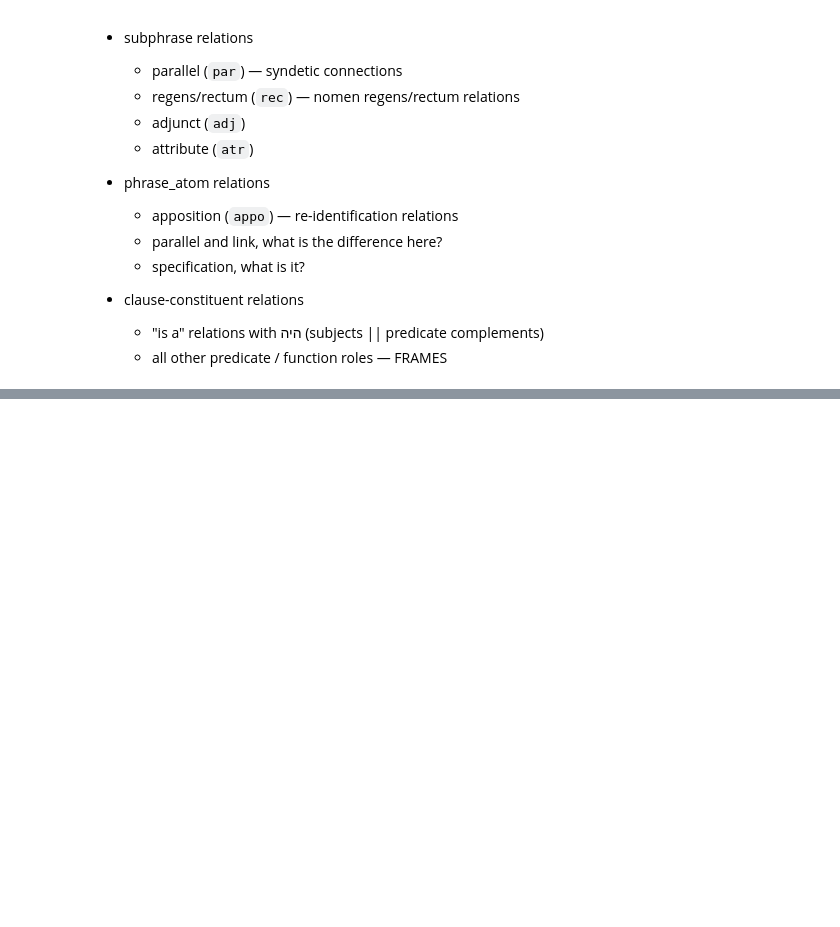
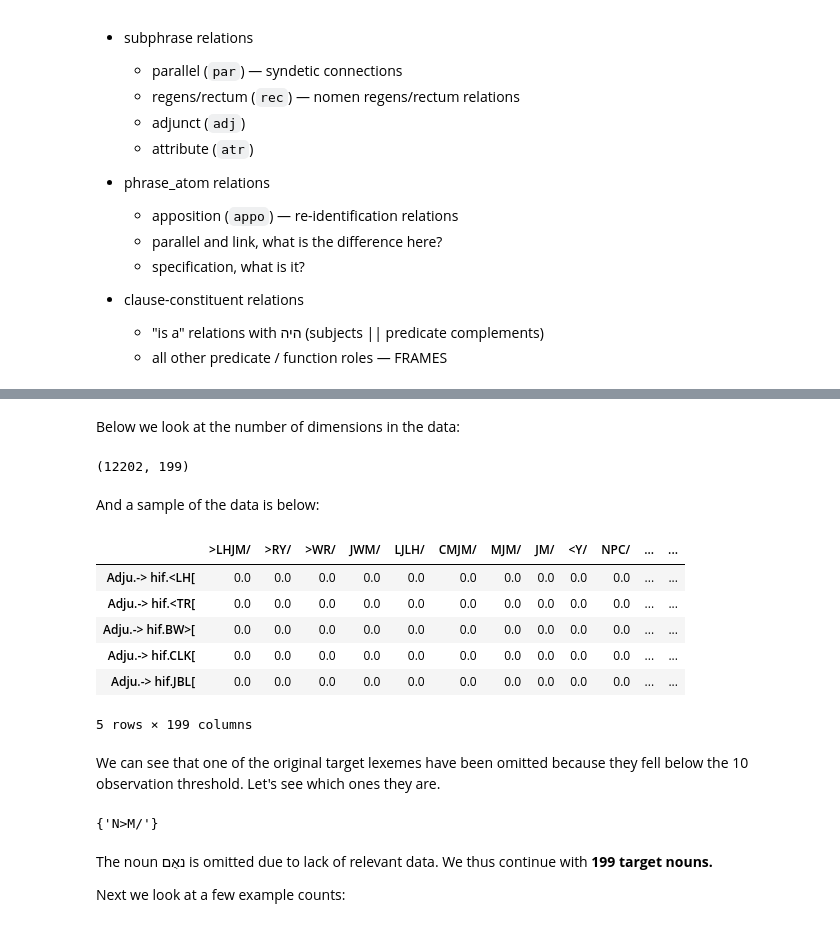
Before and after one commit to codykingham/noun_semantics, a Jupyter notebook: analysis/noun_semantics.ipynb, the cells around one changed output, grey strips where cells are left out. Cells and saved outputs as stored; diff of their text form; code cells hidden in the pictures; blank space fills up the shorter version.

```diff
--- a/analysis/noun_semantics.ipynb
+++ b/analysis/noun_semantics.ipynb
@@ -21,16 +21,20 @@ sns.set(style="whitegrid")
 import matplotlib.pyplot as plt
 from IPython.display import HTML, display
 
+# custom modules
+from pyscripts.contextcount import ContextCounter, ContextTester
+from pyscripts.contextparameters import deliver_params
+
 # prep the data
 name = 'noun_semantics'
 hebrew_data = ['~/github/etcbc/{}/tf/c'.format(direc) for direc in ('bhsa','lingo/heads', 'phono')] # data dirs
 load_features = '''
 heads typ phono lex_utf8 freq_lex pdp sp ls
-prep_obj
+prep_obj rela
 '''
 
 # TF load statements
-TF = Fabric(locations=hebrew_data, silent=True)
+TF = Fabric(locations=hebrew_data)
 api = TF.load(load_features)
 B = Bhsa(api=api, hoist=globals(), silent=True, name=name) # Bhsa functions for search and visualizing text
 # %% [output]
@@ -223,0 +229,6 @@ show_word_list(target_nouns)
+# %%
+target_nouns = nnodes_ordered[:200]
+tnoun_instances = set(word for lex in target_nouns for word in L.d(lex, 'word'))
+
+show_word_list(target_nouns) # temporary comment out while bug is fixed
+print(f'\n{len(tnoun_instances)} nouns ready for searches')
@@ -245,3 +259,5 @@ See [pyscripts/contextparameters.py](pyscripts/contextparameters.py) for the ful
 * clause-constituent relations
     * "is a" relations with היה (subjects || predicate complements)
     * all other predicate / function roles — FRAMES
+# %%
+contexts = deliver_params(tnoun_instances, tf=api)
@@ -247,0 +286,2 @@ See [pyscripts/contextparameters.py](pyscripts/contextparameters.py) for the ful
+# %%
+counts = ContextCounter(contexts, tf=api, report=True)
@@ -247,0 +306,28 @@ See [pyscripts/contextparameters.py](pyscripts/contextparameters.py) for the ful
+# %% [markdown]
+Below we look at the number of dimensions in the data:
+# %%
+counts.data.shape
+# %% [output]
+(12202, 199)
+# %% [markdown]
+And a sample of the data is below:
+# %%
+counts.data.head()
+# %% [output]
+|  | >LHJM/ | >RY/ | >WR/ | JWM/ | LJLH/ | CMJM/ | MJM/ | JM/ | <Y/ | NPC/ | ... | ... |
+| Adju.-> hif.<LH[ | 0.0 | 0.0 | 0.0 | 0.0 | 0.0 | 0.0 | 0.0 | 0.0 | 0.0 | 0.0 | ... | ... |
+| Adju.-> hif.<TR[ | 0.0 | 0.0 | 0.0 | 0.0 | 0.0 | 0.0 | 0.0 | 0.0 | 0.0 | 0.0 | ... | ... |
+| Adju.-> hif.BW>[ | 0.0 | 0.0 | 0.0 | 0.0 | 0.0 | 0.0 | 0.0 | 0.0 | 0.0 | 0.0 | ... | ... |
+| Adju.-> hif.CLK[ | 0.0 | 0.0 | 0.0 | 0.0 | 0.0 | 0.0 | 0.0 | 0.0 | 0.0 | 0.0 | ... | ... |
+| Adju.-> hif.JBL[ | 0.0 | 0.0 | 0.0 | 0.0 | 0.0 | 0.0 | 0.0 | 0.0 | 0.0 | 0.0 | ... | ... |
+5 rows × 199 columns
+# %% [markdown]
+We can see that one of the original target lexemes have been omitted because they fell below the 10 observation threshold. Let's see which ones they are.
+# %%
+set(F.lex.v(w) for w in tnoun_instances) - set(F.lex.v(counts.target2node[token]) for token in counts.data.columns)
+# %% [output]
+{'N>M/'}
+# %% [markdown]
+The noun נאֻם is omitted due to lack of relevant data. We thus continue with **199 target nouns.**
+
+Next we look at a few example counts:
```
Also changed, not shown: parts of 23 cells of this notebook, 2 other files.
